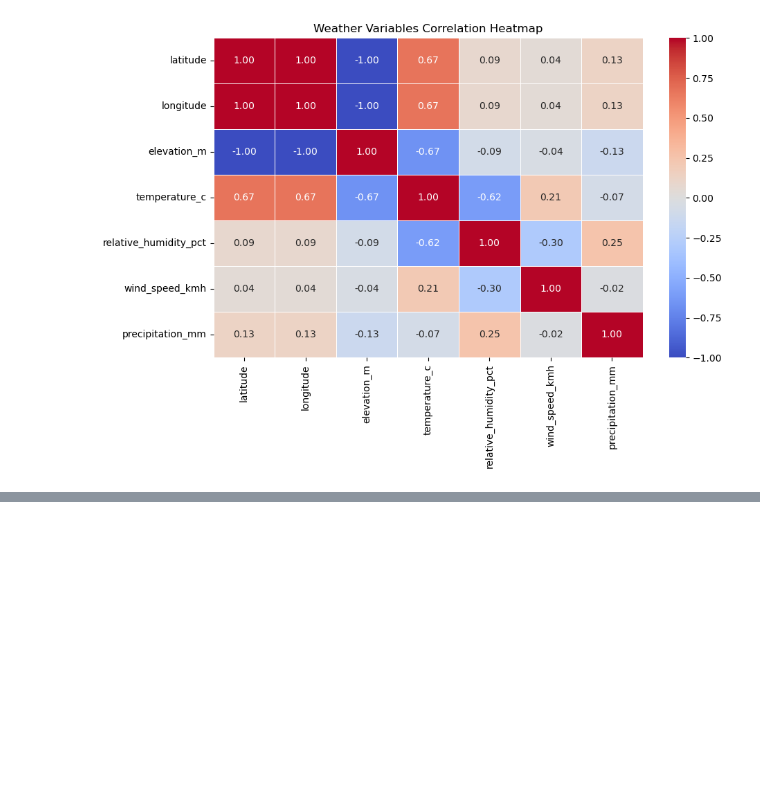
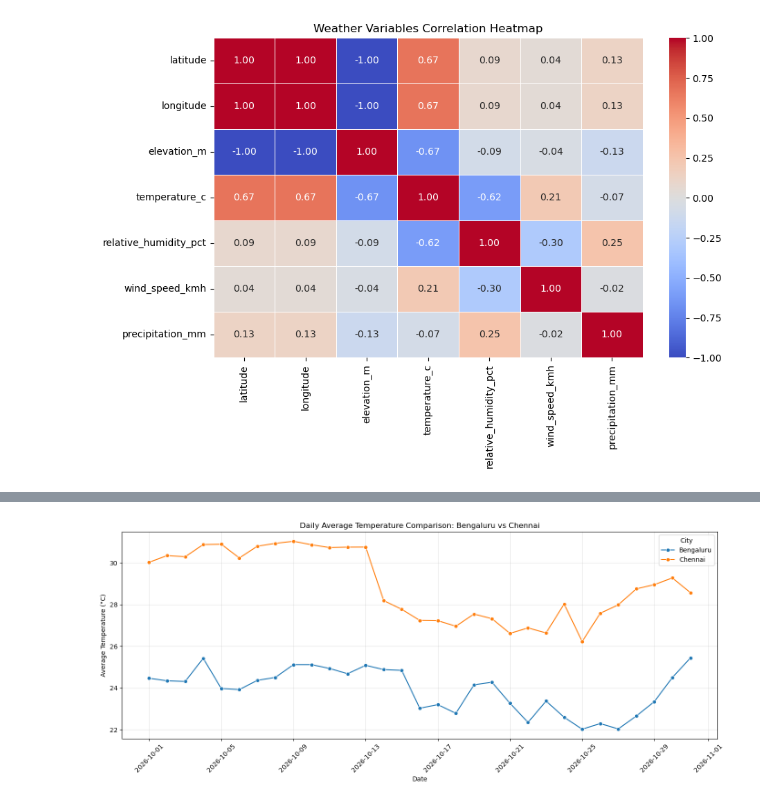
Before and after one commit to shabaz-syed/AtomSync-MicroClimate-Analaytics, a Jupyter notebook: Notebooks/01_data_understanding.ipynb, the cells around one changed output, grey strips where cells are left out. Saved outputs shown, nothing was run; the diff lists cells and outputs as text; code cells hidden in the pictures; blank space fills up the shorter version.

```diff
--- a/Notebooks/01_data_understanding.ipynb
+++ b/Notebooks/01_data_understanding.ipynb
@@ -1270,3 +1270,10 @@ plt.title('Weather Variables Correlation Heatmap')
 plt.show()
 # %% [output]
 [figure]
+# %%
+# EXTRACT DATE FROM TIMESTAMP
+
+df['date'] = df['timestamp'].dt.date
+
+print("Date column created successfully!")
+print(df[['timestamp', 'date', 'city']].head())
@@ -1272,0 +1288,8 @@ plt.show()
+# %%
+# DAILY AVERAGE TEMPERATURE BY CITY
+
+daily_temp = df.groupby(
+    ['date', 'city']
+)['temperature_c'].mean().reset_index()
+
+print(daily_temp.head(10))
@@ -1272,0 +1308,26 @@ plt.show()
+# %%
+#Daily Average Temperature Line Plot:
+
+# DAILY AVERAGE TEMPERATURE - TIME SERIES ANALYSIS
+
+plt.figure(figsize=(14, 6))
+
+sns.lineplot(
+    data=daily_temp,
+    x='date',
+    y='temperature_c',
+    hue='city',
+    marker='o'
+)
+
+plt.title('Daily Average Temperature Comparison: Bengaluru vs Chennai')
+plt.xlabel('Date')
+plt.ylabel('Average Temperature (°C)')
+plt.xticks(rotation=45)
+plt.grid(True, alpha=0.3)
+plt.legend(title='City')
+plt.tight_layout()
+
+plt.show()
+# %% [output]
+[figure, added]
```
Also changed, not shown: parts of 3 cells of this notebook.
